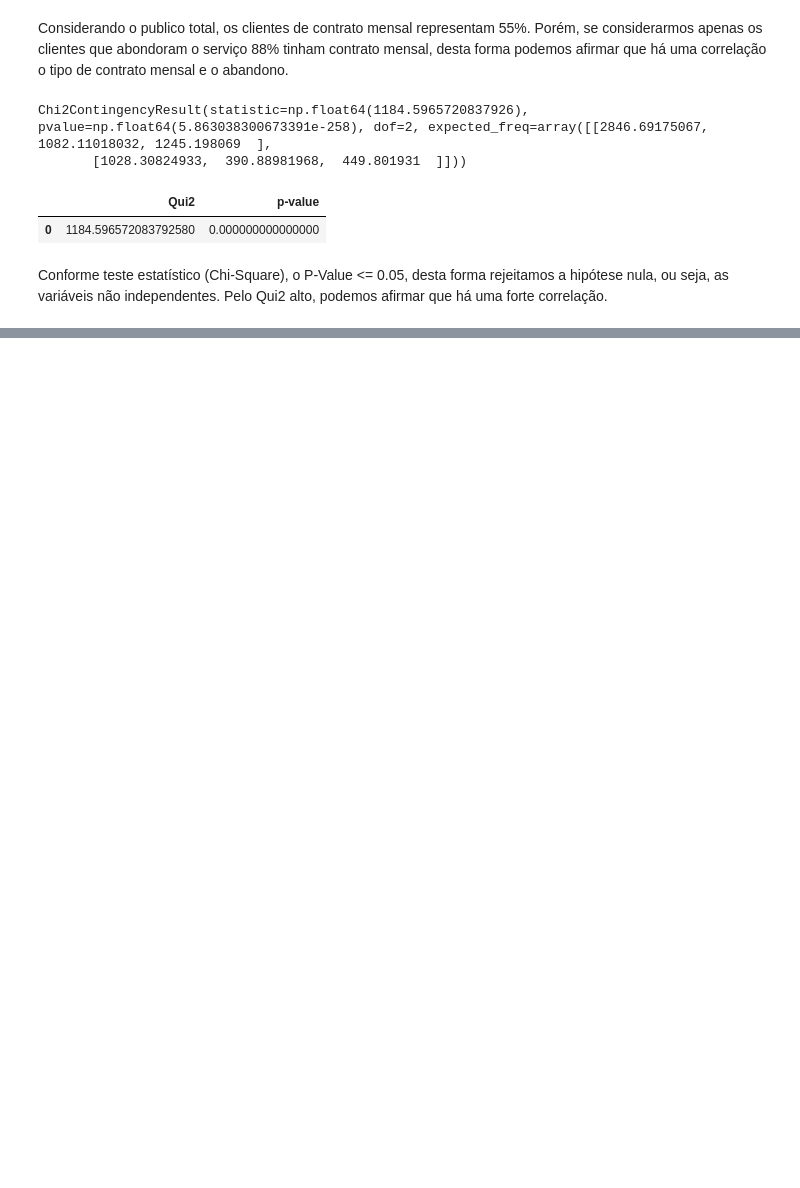
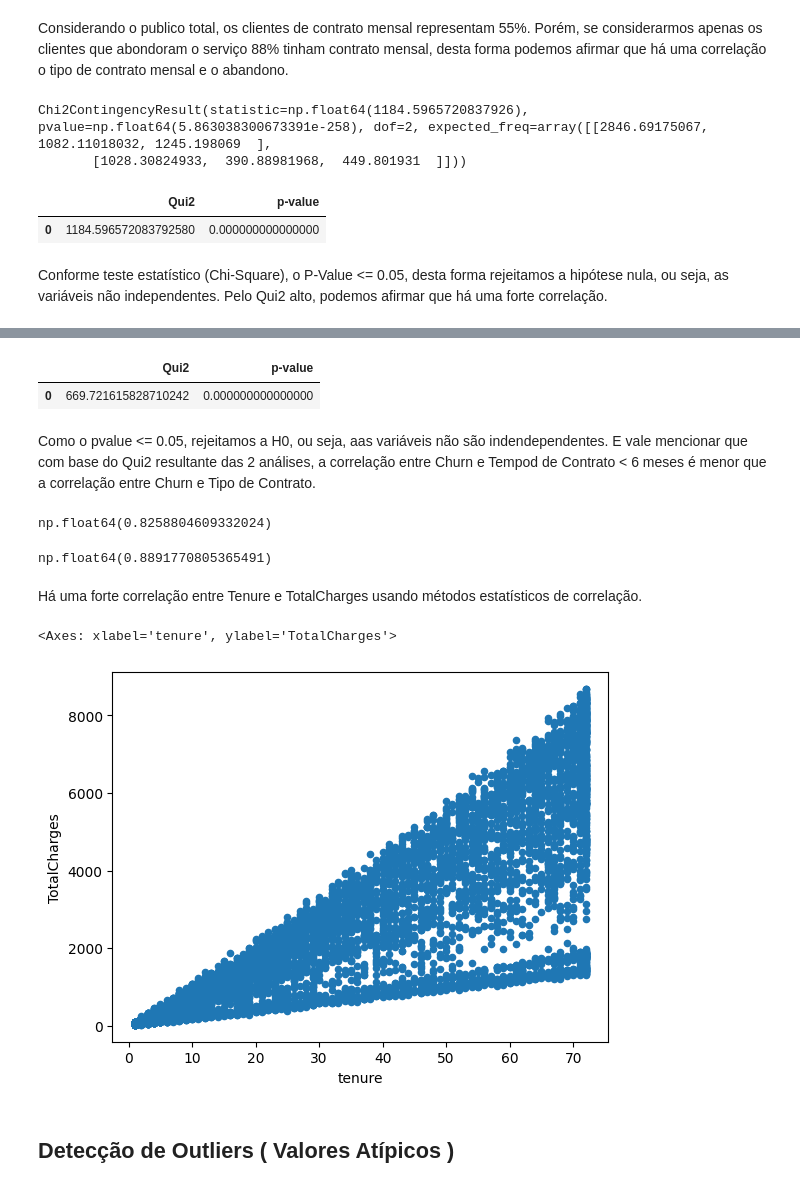
Before and after one commit to frafaelptu/ead, a Jupyter notebook: eda_churn.ipynb, the cells around one changed output, grey strips where cells are left out. Cells and saved outputs as stored; diff of their text form; code cells hidden in the pictures; blank space fills up the shorter version.

Commit message:
add Outliers

```diff
--- a/eda_churn.ipynb
+++ b/eda_churn.ipynb
@@ -799,0 +809,3 @@ Conforme teste estatístico (Chi-Square), o P-Value <= 0.05, desta forma rejeita
+# %%
+# Criar coluna nova
+df_churn['TempoMenor6Meses'] = np.where(df_churn.tenure<6,'Yes', 'No')
@@ -799,0 +839,34 @@ Conforme teste estatístico (Chi-Square), o P-Value <= 0.05, desta forma rejeita
+# %%
+df_chi_scores_churn_tenure
+# %% [output]
+|  | Qui2 | p-value |
+| 0 | 669.721615828710242 | 0.000000000000000 |
+# %% [markdown]
+Como o pvalue <= 0.05, rejeitamos a H0, ou seja, aas variáveis não são indendependentes. E vale mencionar que com base do Qui2 resultante das 2 análises, a correlação entre Churn e Tempod de Contrato < 6 meses é menor que a correlação entre Churn e Tipo de Contrato.
+# %%
+# Correlação entre 2 varáveis numéricas
+# Tenure com TotalCharges
+# A intuição é que quanto mais tempo de contrato maior o valor pago.
+
+# Correlação entre 2 variáveis numéricas - Pearson
+
+df_churn.tenure.corr(df_churn.TotalCharges)
+# %% [output]
+np.float64(0.8258804609332024)
+# %%
+# Correlação entre 2 variáveis numéricas - Spearman
+
+df_churn.tenure.corr(df_churn.TotalCharges, method='spearman')
+# %% [output]
+np.float64(0.8891770805365491)
+# %% [markdown]
+Há uma forte correlação entre Tenure e TotalCharges usando métodos estatísticos de correlação.
+# %%
+# Apresentar plot Scater entre Tenure e TotalCharges
+# Gráfico de dispersão
+df_churn.plot.scatter(x='tenure', y='TotalCharges')
+# %% [output]
+<Axes: xlabel='tenure', ylabel='TotalCharges'>
+[figure, added]
+# %% [markdown]
+## Detecção de Outliers ( Valores Atípicos )
```
Also changed, not shown: parts of 25 cells of this notebook.
